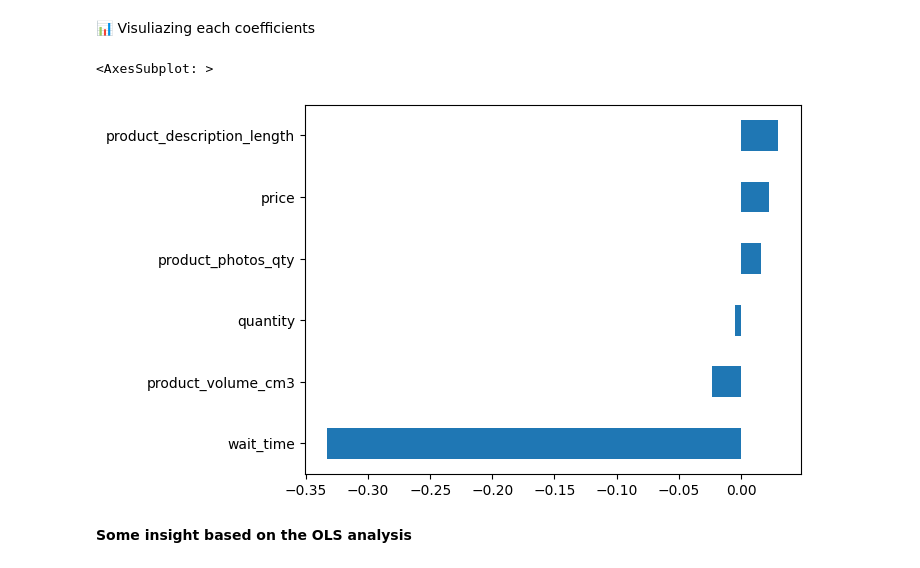
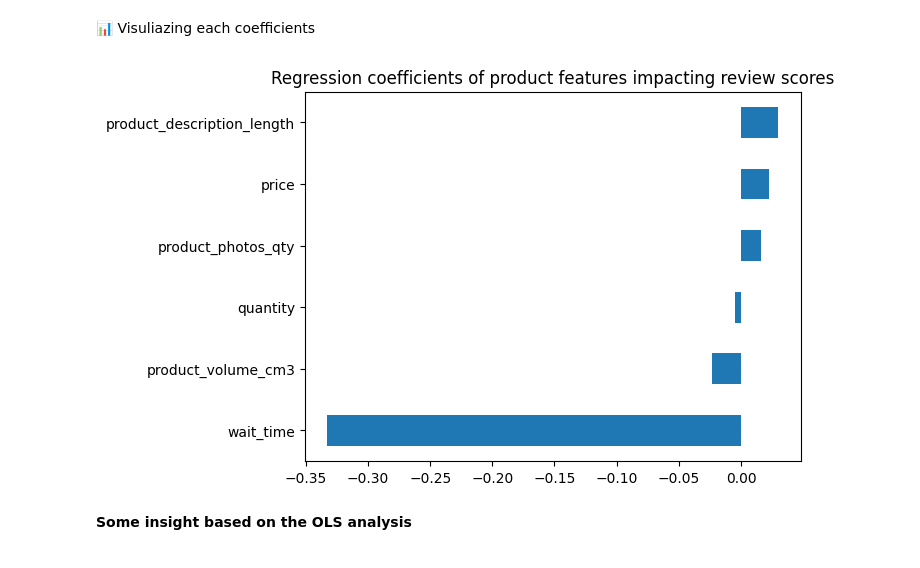
Before and after one commit to emiliasato/ecommerce-analysis, a Jupyter notebook: notebooks/EDA-products.ipynb, the cells around one changed output. Drawn from its saved outputs; the diff is of its cells as text; code cells hidden in the pictures.

```diff
--- a/notebooks/EDA-products.ipynb
+++ b/notebooks/EDA-products.ipynb
@@ -215,9 +215,10 @@ Notes:
 📊 Visuliazing each coefficients
 # %%
 model.params[1:].sort_values().plot(kind='barh')
+plt.title('Regression coefficients of product features impacting review scores')
+plt.show()
 # %% [output]
-<AxesSubplot: >
-[figure, old version]
+[figure, new version]
 # %% [markdown]
 **Some insight based on the OLS analysis**
 # %% [markdown]
```
Also changed, not shown: parts of 5 cells of this notebook, 3 other files.
